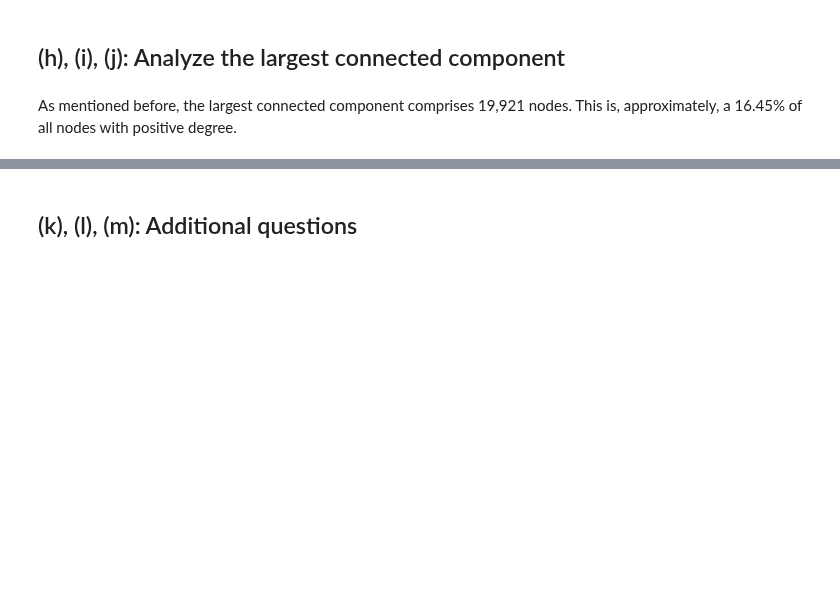
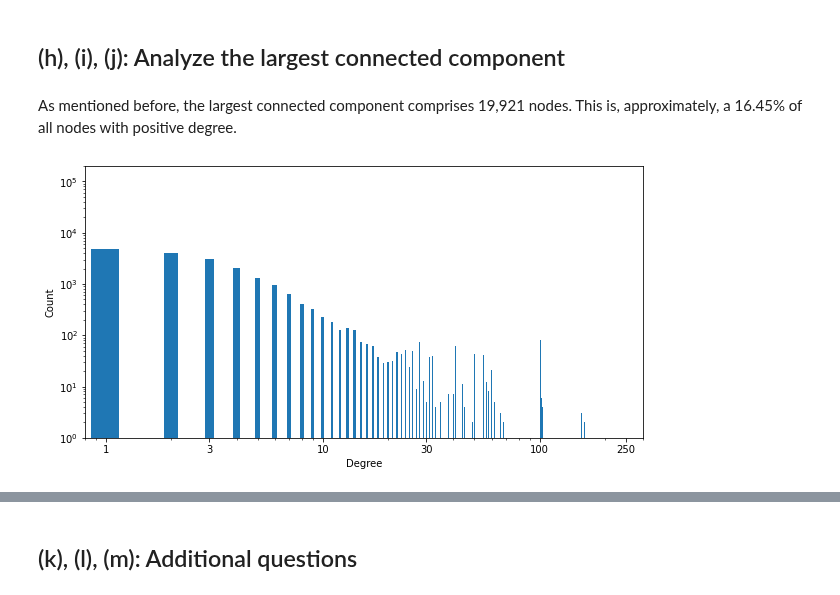
Before and after one commit to pipeton8/6.439-stats-comp-applications, a Jupyter notebook: Assignments/4 - Networks/6.439 - Problem Set 4.ipynb, the cells around one changed output, grey strips where cells are left out. Drawn from its saved outputs; the diff is of its cells as text; code cells hidden in the pictures; blank space fills up the shorter version.

```diff
--- a/Assignments/4 - Networks/6.439 - Problem Set 4.ipynb
+++ b/Assignments/4 - Networks/6.439 - Problem Set 4.ipynb
@@ -647,3 +647,46 @@ As mentioned before, the largest connected component comprises 19,921 nodes. Thi
 CC_graph = nx.Graph()
 CC_graph.add_nodes_from(co_off_graph)
 CC_graph.add_edges_from(co_off_graph.edges(largest_CC_nodes))
+# %%
+# Obtain degree distribution
+CC_degree_sequence = sorted([d for n, d in CC_graph.degree()])
+CC_degree_sequence, CC_counts = np.unique(CC_degree_sequence, return_counts=True)
+CC_degree_sequence, CC_counts = CC_degree_sequence[1:], CC_counts[1:]
+
+rel_CC_counts = CC_counts/CC_counts.sum()
+cum_CC_counts = rel_CC_counts.cumsum()
+# %%
+# Axis offsets
+offset = {'x' : (0.2, 50),
+          'y' : (0,10**5)
+          }
+
+# Initialize figure
+fig, ax = plt.subplots()
+fig.set_size_inches((10,5))
+ax.set(xscale="log", yscale="log")
+
+# Plot
+ax.bar(CC_degree_sequence, CC_counts, width = 0.3)
+
+# Set xticks
+xticks = [1, 3, 10, 30, 100, 250]
+xlabels = xticks
+
+plt.xticks(ticks=xticks, labels=xlabels, rotation=0, horizontalalignment = 'center')
+plt.xlim(xticks[0] - offset['x'][0], xticks[-1] + offset['x'][1])
+
+# Set yticks
+yticks = [10 ** k for k in range(6)]
+ylabels = [f'10$^{k}$' for k in range(6)]
+
+plt.yticks(ticks = yticks, labels = ylabels)
+plt.ylim(yticks[0] - offset['y'][0], yticks[-1] + offset['y'][1])
+
+# Set axis titles
+plt.xlabel("Degree")
+plt.ylabel("Count")
+
+fig.show()
+# %% [output]
+[figure, added]
```
Also changed, not shown: parts of 5 cells of this notebook.
